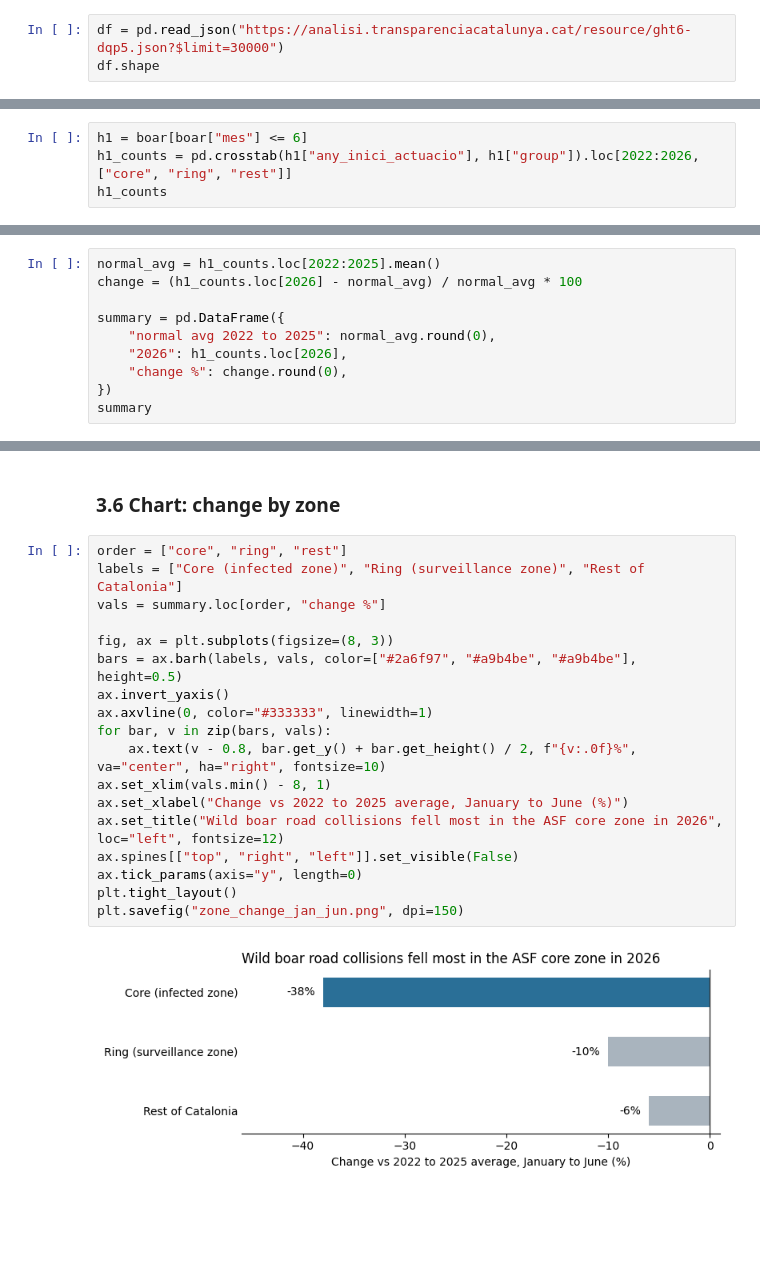
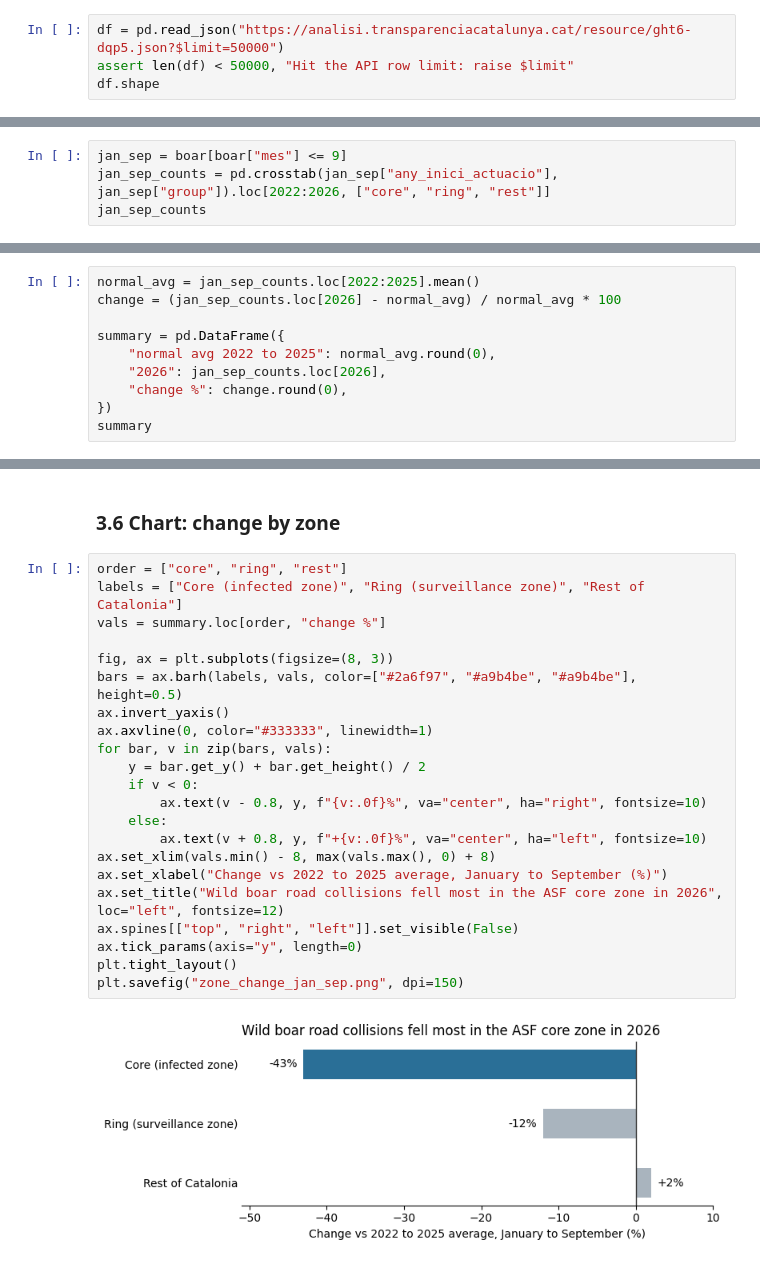
Before and after one commit to Nade94/asf-wild-boar-collisions, a Jupyter notebook: asf_wild_boar_analysis.ipynb, the cells around one changed output, grey strips where cells are left out. Saved outputs shown, nothing was run; the diff lists cells and outputs as text; blank space fills up the shorter version.

Commit message:
Data to Sep 2026, Jan to Sep comparison, monthly view by zone, conclusion

```diff
--- a/asf_wild_boar_analysis.ipynb
+++ b/asf_wild_boar_analysis.ipynb
@@ -13,6 +13,7 @@ API: https://analisi.transparenciacatalunya.cat/resource/ght6-dqp5.json
 import pandas as pd
 import matplotlib.pyplot as plt
 # %%
-df = pd.read_json("https://analisi.transparenciacatalunya.cat/resource/ght6-dqp5.json?$limit=30000")
+df = pd.read_json("https://analisi.transparenciacatalunya.cat/resource/ght6-dqp5.json?$limit=50000")
+assert len(df) < 50000, "Hit the API row limit: raise $limit"
 df.shape
 # %% [output]
@@ -279,7 +281,7 @@ The data ends on 30 June 2026, so the fair comparison is the same six months in
 # %%
-h1 = boar[boar["mes"] <= 6]
-h1_counts = pd.crosstab(h1["any_inici_actuacio"], h1["group"]).loc[2022:2026, ["core", "ring", "rest"]]
-h1_counts
+jan_sep = boar[boar["mes"] <= 9]
+jan_sep_counts = pd.crosstab(jan_sep["any_inici_actuacio"], jan_sep["group"]).loc[2022:2026, ["core", "ring", "rest"]]
+jan_sep_counts
 # %% [output]
 | group | core | ring | rest |
 | any_inici_actuacio |  |  |  |
@@ -291,12 +293,12 @@ h1_counts
 # %% [markdown]
 ### 3.4 Change against normal years
 # %%
-normal_avg = h1_counts.loc[2022:2025].mean()
-change = (h1_counts.loc[2026] - normal_avg) / normal_avg * 100
+normal_avg = jan_sep_counts.loc[2022:2025].mean()
+change = (jan_sep_counts.loc[2026] - normal_avg) / normal_avg * 100
 
 summary = pd.DataFrame({
     "normal avg 2022 to 2025": normal_avg.round(0),
-    "2026": h1_counts.loc[2026],
+    "2026": jan_sep_counts.loc[2026],
     "change %": change.round(0),
 })
 summary
@@ -319,23 +321,27 @@ summary
 # %%
 order = ["core", "ring", "rest"]
 labels = ["Core (infected zone)", "Ring (surveillance zone)", "Rest of Catalonia"]
 vals = summary.loc[order, "change %"]
 
 fig, ax = plt.subplots(figsize=(8, 3))
 bars = ax.barh(labels, vals, color=["#2a6f97", "#a9b4be", "#a9b4be"], height=0.5)
 ax.invert_yaxis()
 ax.axvline(0, color="#333333", linewidth=1)
 for bar, v in zip(bars, vals):
-    ax.text(v - 0.8, bar.get_y() + bar.get_height() / 2, f"{v:.0f}%", va="center", ha="right", fontsize=10)
-ax.set_xlim(vals.min() - 8, 1)
-ax.set_xlabel("Change vs 2022 to 2025 average, January to June (%)")
+    y = bar.get_y() + bar.get_height() / 2
+    if v < 0:
+        ax.text(v - 0.8, y, f"{v:.0f}%", va="center", ha="right", fontsize=10)
+    else:
+        ax.text(v + 0.8, y, f"+{v:.0f}%", va="center", ha="left", fontsize=10)
+ax.set_xlim(vals.min() - 8, max(vals.max(), 0) + 8)
+ax.set_xlabel("Change vs 2022 to 2025 average, January to September (%)")
 ax.set_title("Wild boar road collisions fell most in the ASF core zone in 2026", loc="left", fontsize=12)
 ax.spines[["top", "right", "left"]].set_visible(False)
 ax.tick_params(axis="y", length=0)
 plt.tight_layout()
-plt.savefig("zone_change_jan_jun.png", dpi=150)
+plt.savefig("zone_change_jan_sep.png", dpi=150)
 # %% [output]
-[figure, old version]
+[figure, new version]
 # %% [markdown]
 ### 3.7 Is the core's drop bigger than normal year to year changes?
 
```
Also changed, not shown: parts of 28 cells of this notebook, 5 other files.
